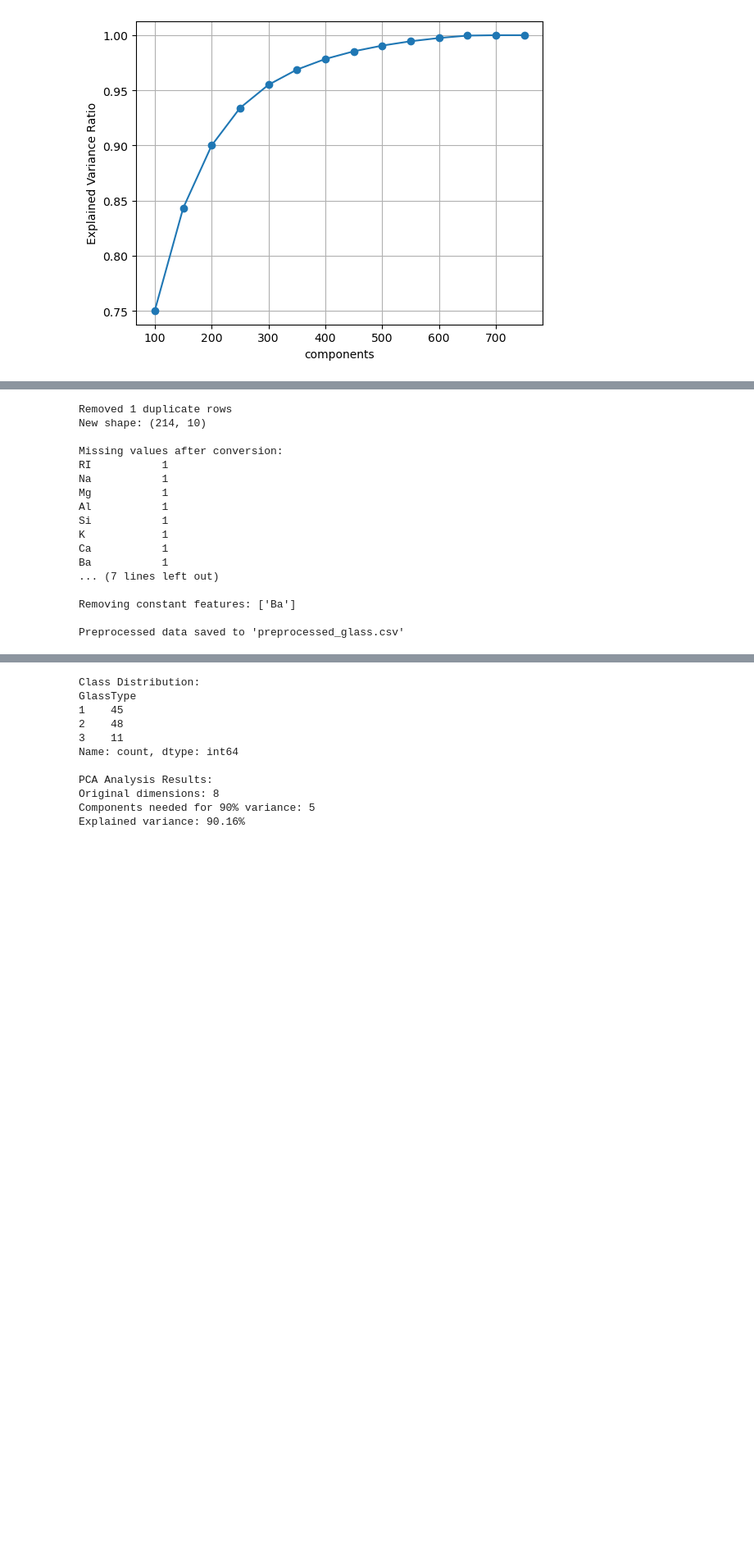
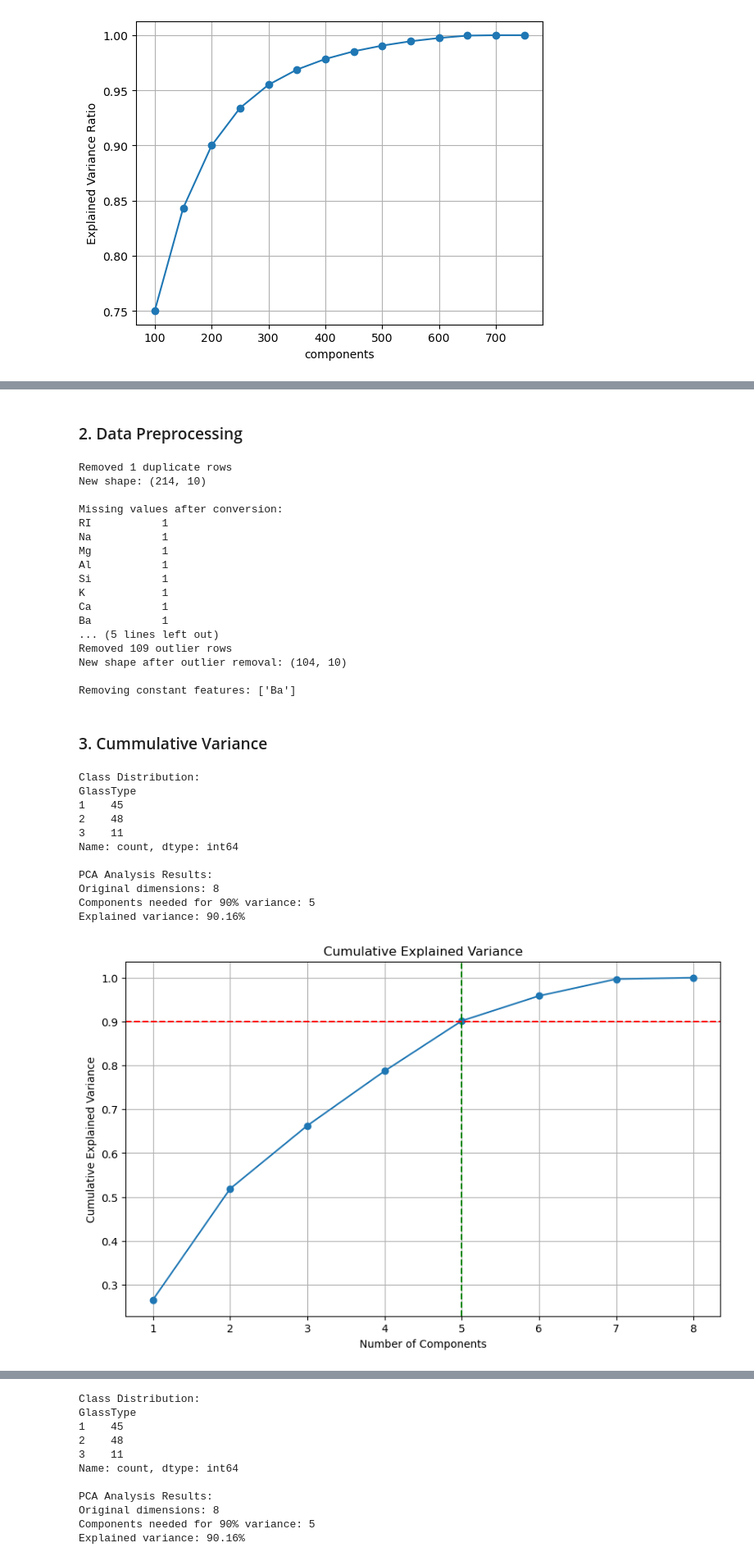
Before and after one commit to PEEACHYBEE/DataMiningPairActs, a Jupyter notebook: MidAct02.ipynb, the cells around one changed output, grey strips where cells are left out. Shown at 82% size. Cells and saved outputs as stored; diff of their text form; code cells hidden in the pictures; blank space fills up the shorter version.

```diff
--- a/MidAct02.ipynb
+++ b/MidAct02.ipynb
@@ -238,3 +260,5 @@ print(df.iloc[:, -1].value_counts())
+# %% [markdown]
+### 2. Data Preprocessing
 # %%
 import pandas as pd
 from sklearn.preprocessing import StandardScaler
@@ -298,7 +322,6 @@ X_scaled = pd.DataFrame(scaler.fit_transform(X), columns=feature_cols, index=X.i
 # Save processed data for next part
 preprocessed = pd.concat([X_scaled, y], axis=1)
 preprocessed.to_csv('preprocessed_glass1.csv', index=False)
-print("\nPreprocessed data saved to 'preprocessed_glass.csv'")
 # %% [output]
 Removed 1 duplicate rows
 New shape: (214, 10)
@@ -312,8 +335,75 @@ Si           1
 K            1
 Ca           1
 Ba           1
-... (7 lines left out)
+... (5 lines left out)
+Removed 109 outlier rows
+New shape after outlier removal: (104, 10)
 
 Removing constant features: ['Ba']
-
-Preprocessed data saved to 'preprocessed_glass.csv'
+# %% [markdown]
+### 3. Cummulative Variance
+# %%
+import numpy as np
+import pandas as pd
+import matplotlib.pyplot as plt
+from sklearn.decomposition import PCA
+from sklearn.ensemble import RandomForestClassifier
+from sklearn.model_selection import StratifiedShuffleSplit
+from sklearn.metrics import (accuracy_score, classification_report,
+                             confusion_matrix, f1_score)
+import warnings
+
+# Suppress specific warnings
+warnings.filterwarnings('ignore', category=UserWarning, module='sklearn')
+
+# === Load and prepare data ===
+df = pd.read_csv('preprocessed_glass.csv')
+X = df.drop('GlassType', axis=1)
+y = df['GlassType']
+
+# Print class distribution
+print("\nClass Distribution:")
+print(y.value_counts().sort_index())
+
+X = X.values
+y = y.values
+
+# === Perform PCA and plot cumulative explained variance ===
+pca = PCA()
+X_pca_full = pca.fit_transform(X)
+
+cumulative_variance = np.cumsum(pca.explained_variance_ratio_)
+n_components = np.argmax(cumulative_variance >= 0.90) + 1
+
+print(f"\nPCA Analysis Results:")
+print(f"Original dimensions: {X.shape[1]}")
+print(f"Components needed for 90% variance: {n_components}")
+print(f"Explained variance: {cumulative_variance[n_components-1]:.2%}")
+
+# Plot cumulative variance
+plt.figure(figsize=(10, 6))
+plt.plot(range(1, len(cumulative_variance)+1), cumulative_variance, 'o-')
+plt.axhline(y=0.9, color='r', linestyle='--')
+plt.axvline(x=n_components, color='g', linestyle='--')
+plt.title('Cumulative Explained Variance')
+plt.xlabel('Number of Components')
+plt.ylabel('Cumulative Explained Variance')
+plt.grid(True)
+plt.show()
+
+# Apply PCA with reduced components
+pca = PCA(n_components=n_components)
+X_pca = pca.fit_transform(X)
+# %% [output]
+Class Distribution:
+GlassType
+1    45
+2    48
+3    11
+Name: count, dtype: int64
+
+PCA Analysis Results:
+Original dimensions: 8
+Components needed for 90% variance: 5
+Explained variance: 90.16%
+[figure, added]
```
Also changed, not shown: parts of 11 cells of this notebook, 1 other file.
